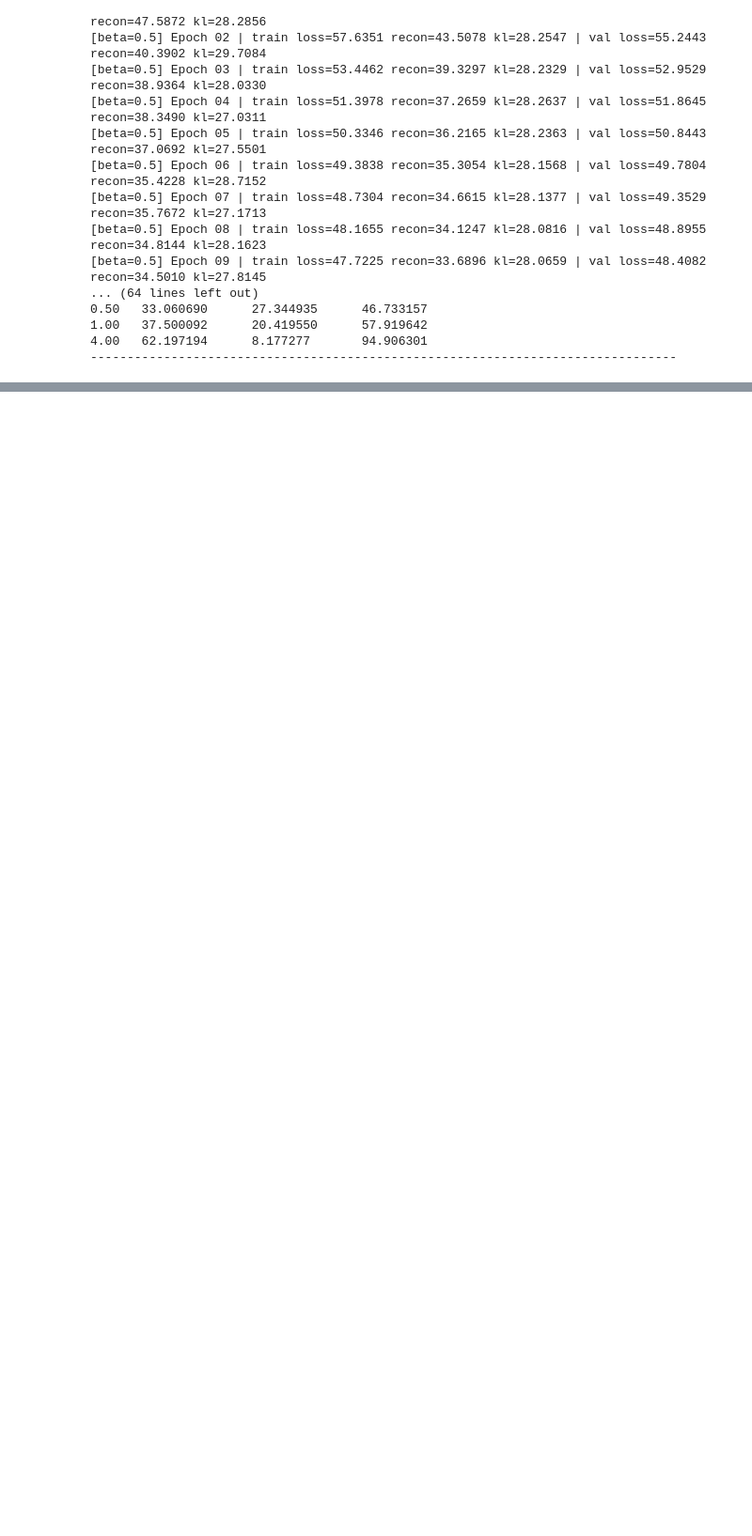
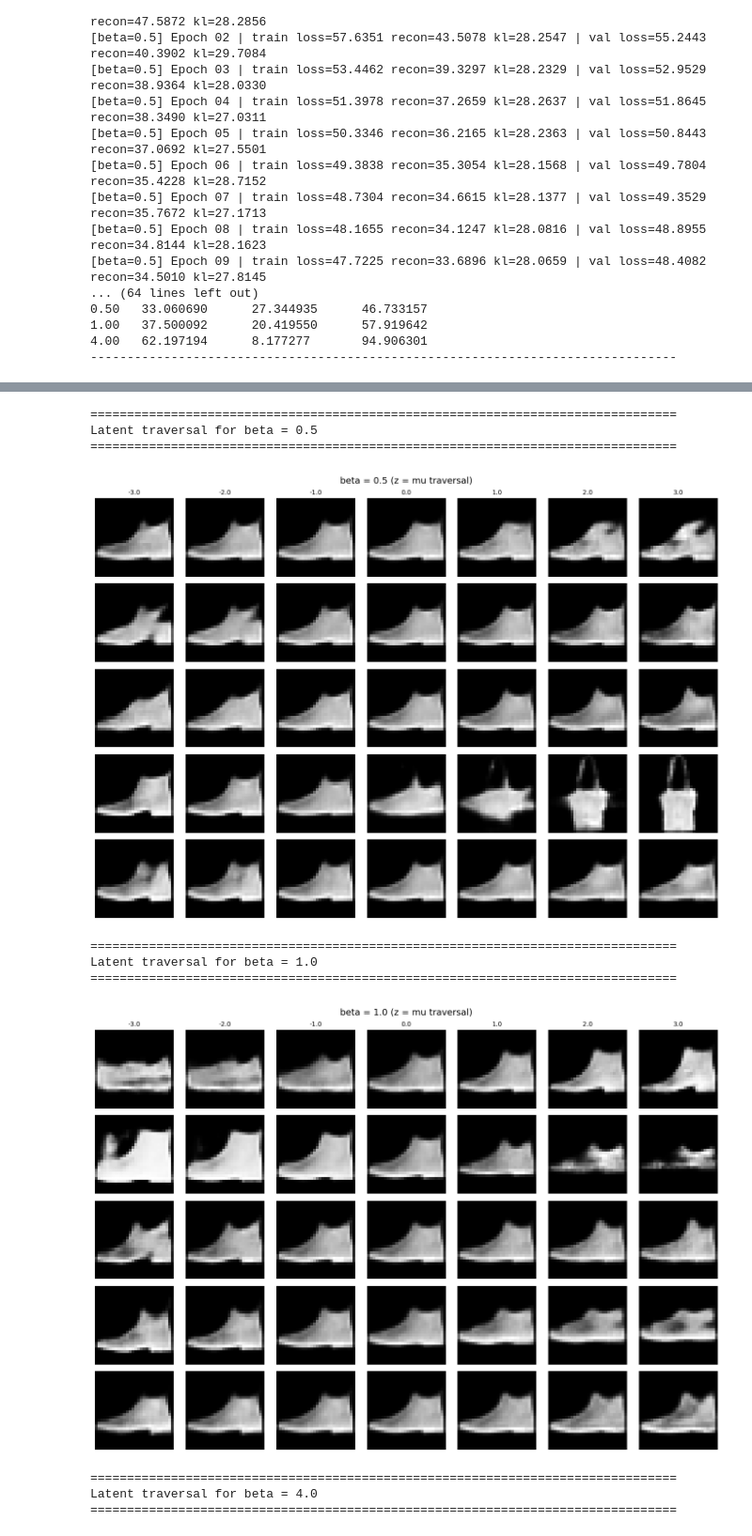
Before and after one commit to FaridMahmoudzadeh/Variational-Autoencoder, a Jupyter notebook: Variational Autoencoder.ipynb, the cells around one changed output, grey strips where cells are left out. Shown at 94% size. Saved outputs shown, nothing was run; the diff lists cells and outputs as text; code cells hidden in the pictures; blank space fills up the shorter version.

Commit message:
Implement latent traversal function and visualize latent space for beta=0.5,1.0,4.0

```diff
--- a/Variational Autoencoder.ipynb
+++ b/Variational Autoencoder.ipynb
@@ -999,0 +1011,77 @@ Training Beta-VAE with beta = 0.5
+# %%
+def latent_traversal_grid(model, x, dims, values, device="cuda", title=""):
+    """
+    model: trained VAE
+    x: input image tensor shape (1,1,28,28) normalized to [-1,1]
+    dims: list of latent dimensions to traverse
+    values: list/np array of values to assign
+    """
+
+    model.eval()
+    x = x.to(device)
+
+    with torch.no_grad():
+        mu, logvar = model.encode(x)
+        z0 = mu  # deterministic traversal (recommended)
+
+    rows = len(dims)
+    cols = len(values)
+
+    fig, axes = plt.subplots(rows, cols, figsize=(2*cols, 2*rows))
+    if rows == 1:
+        axes = np.expand_dims(axes, axis=0)
+
+    for r, d in enumerate(dims):
+        for c, val in enumerate(values):
+            z = z0.clone()
+            z[0, d] = float(val)
+
+            with torch.no_grad():
+                x_gen = model.decode(z)
+
+            # unnormalize [-1,1] -> [0,1]
+            img = (x_gen[0,0].cpu() * 0.5) + 0.5
+
+            axes[r, c].imshow(img, cmap="gray")
+            axes[r, c].axis("off")
+            if r == 0:
+                axes[r, c].set_title(f"{val:.1f}", fontsize=10)
+        axes[r, 0].set_ylabel(f"dim {d}", rotation=0, labelpad=25, fontsize=10, va="center")
+
+    if title:
+        plt.suptitle(title, fontsize=14)
+    plt.tight_layout()
+    plt.show()
+
+
+# pick one test image for traversal
+x_batch, y_batch = next(iter(test_loader))
+x0 = x_batch[:1]  # shape (1,1,28,28)
+
+# Choose 5 dims (simple choice: first 5)
+dims_to_traverse = list(range(min(TRAVERSAL_DIMS, LATENT_DIM_PHASE3)))
+
+for b in BETAS:
+    print("\n" + "="*80)
+    print(f"Latent traversal for beta = {b}")
+    print("="*80)
+    latent_traversal_grid(
+        model=beta_models[b],
+        x=x0,
+        dims=dims_to_traverse,
+        values=TRAVERSAL_VALUES,
+        device=device,
+        title=f"beta = {b} (z = mu traversal)"
+    )
+# %% [output]
+================================================================================
+Latent traversal for beta = 0.5
+================================================================================
+[figure, added]
+================================================================================
+Latent traversal for beta = 1.0
+================================================================================
+[figure, added]
+================================================================================
+Latent traversal for beta = 4.0
+================================================================================
```
Also changed, not shown: parts of 2 cells of this notebook.
